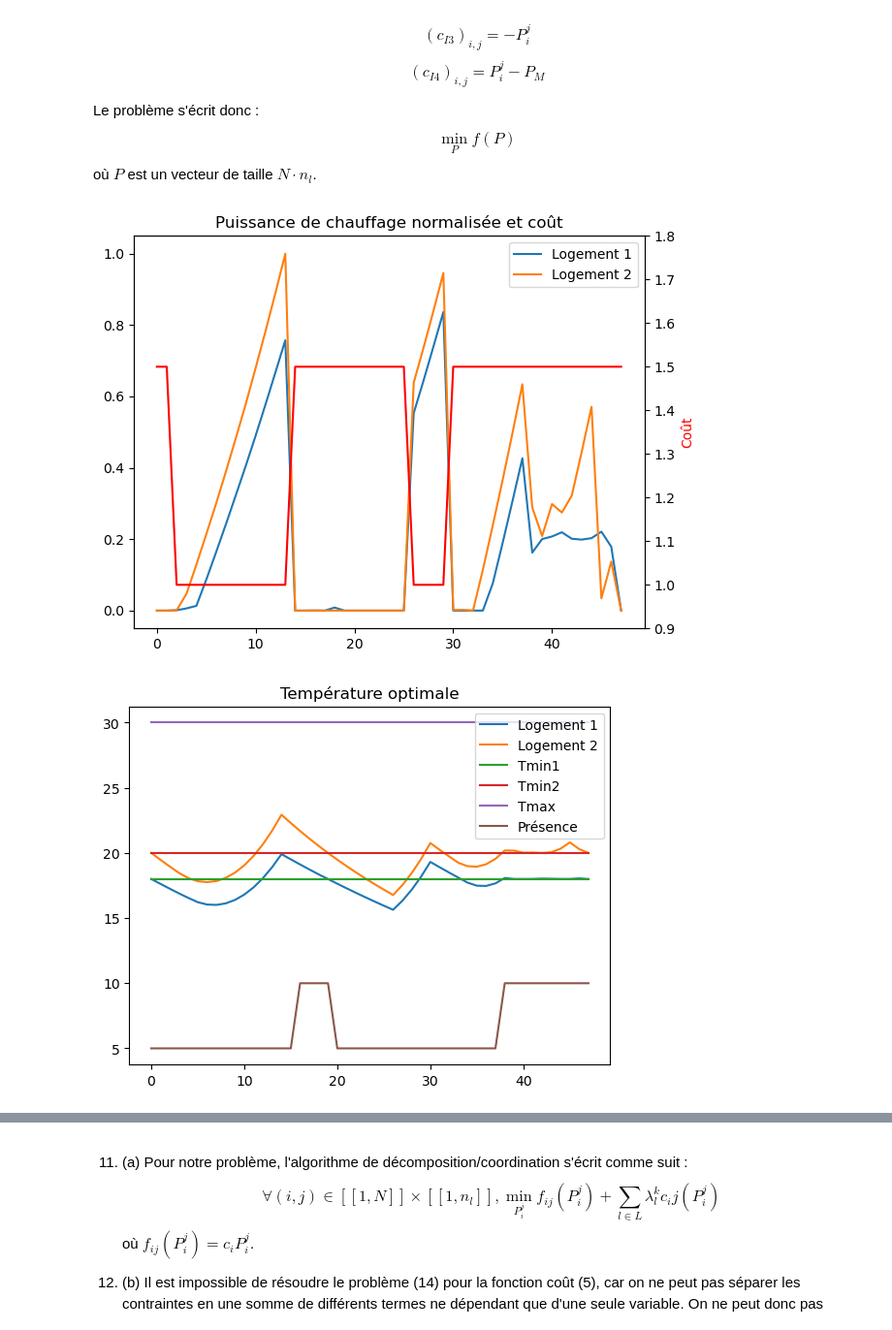
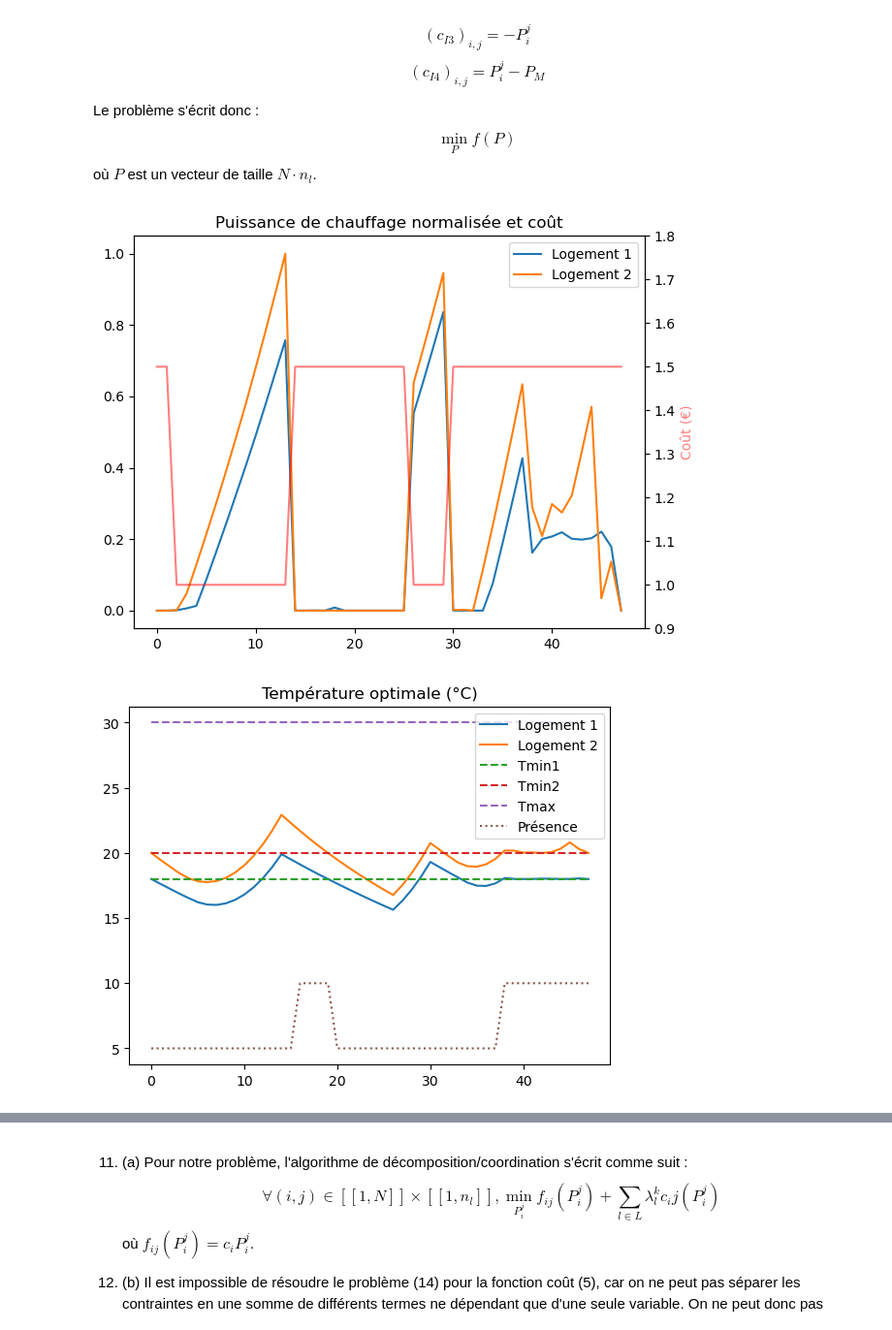
Before and after one commit to donatiendelachesnais/Projet_gr1, a Jupyter notebook: Projet_optim.ipynb, the cells around one changed output, grey strips where cells are left out. Shown at 97% size. Cells and saved outputs as stored; diff of their text form; code cells hidden in the pictures.

```diff
--- a/Projet_optim.ipynb
+++ b/Projet_optim.ipynb
@@ -163,8 +163,6 @@ Le problème s'écrit donc : $$\min_{P} f(P)$$ où $P$ est un vecteur de taille
 import numpy as np
 import matplotlib.pyplot as plt
 from scipy.optimize import minimize
-
-##Définition des contraintes
 
 ##Constantes
 ccr=1
@@ -231,38 +229,38 @@ PuissanceNormalisée = Puissance/np.max(Puissance)
 fig, ax1 = plt.subplots()
 ax2 = plt.twinx()
 ax1.plot(PuissanceNormalisée[::n_l])
 ax1.plot(PuissanceNormalisée[1::n_l])
 ax1.legend(['Logement 1', 'Logement 2'])
-ax2.plot(ci, 'r')
+ax2.plot(ci, 'r', alpha=0.5)
 ax2.set_ylim(0.9,1.8)
-ax2.set_ylabel('Coût (€)', color='r')
+ax2.set_ylabel('Coût (€)', color='r', alpha=0.5)
 plt.title('Puissance de chauffage normalisée et coût')
 plt.tight_layout()
 plt.show()
 
 plt.figure(2)
 plt.plot(Temp(res.x)[::n_l])
 plt.plot(Temp(res.x)[1::n_l])
-plt.plot([Tm1]*n)
-plt.plot([Tm2]*n)
-plt.plot([TM]*n)
-plt.plot((presence[::n_l]+1)*5)
+plt.plot([Tm1]*n, linestyle='--')
+plt.plot([Tm2]*n, linestyle='--')
+plt.plot([TM]*n, linestyle='--')
+plt.plot((presence[::n_l]+1)*5, linestyle=':')
 plt.title('Température optimale (°C)')
 plt.legend(['Logement 1', 'Logement 2', 'Tmin1', 'Tmin2', 'Tmax', 'Présence'])
 plt.show()
 
 fig, ax1 = plt.subplots()
 ax2 = plt.twinx()
 ax1.plot(PuissanceNormalisée[::n_l])
 ax1.plot(PuissanceNormalisée[1::n_l])
 ax1.legend(['Logement 1', 'Logement 2'])
 ax1.set_ylabel('Puissance')
 ax2.plot(Temp(res.x)[::n_l], alpha=0.5, linestyle='--')
 ax2.plot(Temp(res.x)[1::n_l], alpha=0.5, linestyle='--')
 ax2.set_ylabel('Température (°C)', alpha=0.5)
 plt.title('Température et puissance de chauffage')
 plt.tight_layout()
 plt.show()
 # %% [output]
-[figure, old version]
+[figure, new version]
-[figure, old version]
+[figure, new version]
```
Also changed, not shown: parts of 2 cells of this notebook.
